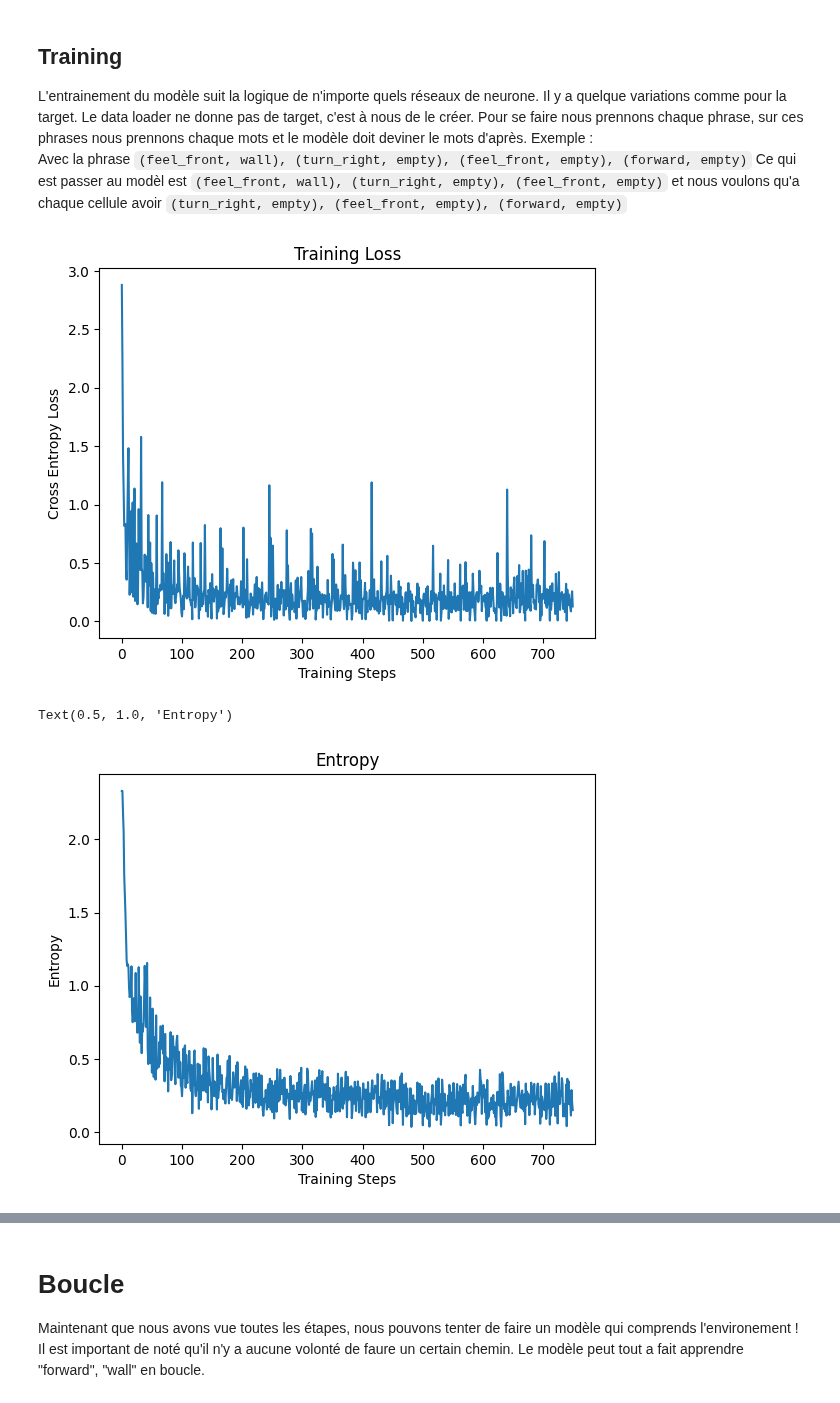
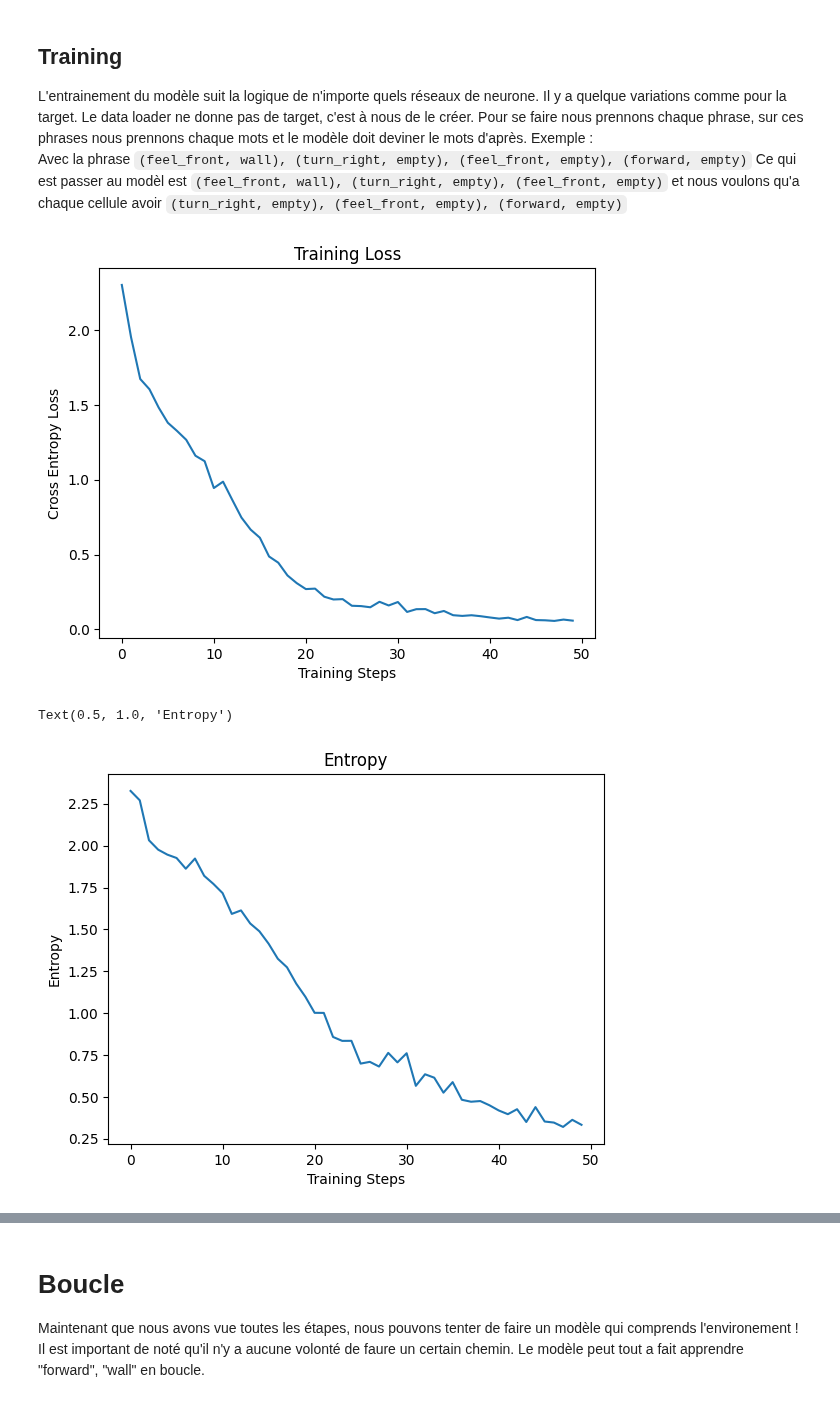
Before and after one commit to PEmarrel/Dpt_transformers, a Jupyter notebook: LSTMGen.ipynb, the cells around one changed output, grey strips where cells are left out. Drawn from its saved outputs; the diff is of its cells as text; code cells hidden in the pictures.

```diff
--- a/LSTMGen.ipynb
+++ b/LSTMGen.ipynb
@@ -122,7 +122,7 @@ input_tokens = torch.tensor(input_tokens).reshape(1, -1)
 print("\033[0;32m le tensor input : \033[0m")
 print(input_tokens)
 
-def generate_sentence(lstm_generator, input_tokens):
+def generate_sentence(lstm_generator, input_tokens, temp:int=1.0):
     lstm_generator.eval()
     log_tokens = []
     # Disable gradient calculation
@@ -272,0 +312,11 @@ Le data set
+# %%
+np.random.seed(1)
+
+while seq_token[-1] != tokenizer.encode(('forward', 'empty')):
+    action_random = np.random.choice(env_test.get_actions())
+    outcome_random = env_test.outcome(action_random)
+    seq_token.append(tokenizer.encode((action_random, outcome_random)))
+
+print(f"\033[0;32mLa séquence \033[0m")
+print(tokenizer.decode(seq_token))
+print(seq_token)
@@ -272,0 +330,8 @@ Le data set
+# %%
+data_set = create_data(seq_token, 10, tokenizer.encode("<pad>"), min = 1)
+print(f"\033[0;32mLe data set\033[0m")
+for i in data_set:
+    print(i)
+
+print(f"\033[0;32mLa séquence \033[0m")
+print(tokenizer.decode(seq_token))
@@ -299,11 +378,10 @@ class CustomDataSetTextGenByToken(Dataset):
         sentences = []
         for range_cut in range(self.min, self.context_lenght +1):
             for i in range(0, len(self.token) + 1 - range_cut, 1):
-                sentences.append(self.token[i:i + range_cut])
-                sentences[-1] = sentences[-1] + \
-                                [self.padding] * (self.context_lenght - len(sentences[-1]))
-        if len(sentences) == 0:
-            sentences = [self.token + [self.padding] * (self.context_lenght - len(self.token))]
+                sequence = self.token[i:i + range_cut]
+                if self.tokenizer.encode(('forward', 'empty')) in sequence:
+                    sentences.append(self.token[i:i + range_cut] + \
+                                    [self.padding] * (self.context_lenght - len(self.token[i:i + range_cut])))
 
         return sentences
 
@@ -323,11 +401,12 @@ class CustomDataSetTextGenByToken(Dataset):
         """
         return torch.tensor(self.data[idx])
 
+print(seq_token)
 data_set = CustomDataSetTextGenByToken(
     token=seq_token,
     id_pad=tokenizer.encode("<pad>"),
     context_lenght=10,
-    min=1)
+    min=10)
 print(f"\033[0;32mLe data set\033[0m")
 for i in data_set:
     print(i)
@@ -402,7 +468,7 @@ L'entrainement du modèle suit la logique de n'importe quels réseaux de neurone
 Avec la phrase `(feel_front, wall), (turn_right, empty), (feel_front, empty), (forward, empty)`
 Ce qui est passer au modèl est `(feel_front, wall), (turn_right, empty), (feel_front, empty)` et nous voulons qu'a chaque cellule avoir `(turn_right, empty), (feel_front, empty), (forward, empty)`
 # %%
-def train(lstm_generator, nb_epoch:int, optimizer, loss_fn, td:TokenDrop):
+def train(lstm_generator, nb_epoch:int, optimizer, loss_fn, td:TokenDrop|None):
     # Monitor training loss and entropy
     training_loss_logger = []
     entropy_logger = []
@@ -416,7 +482,10 @@ def train(lstm_generator, nb_epoch:int, optimizer, loss_fn, td:TokenDrop):
             bs = text.shape[0]
 
             # Randomly drop input tokens
-            input_text = td(text[:, 0:-1])
+            if td is not None:
+                input_text = td(text[:, 0:-1])
+            else:
+                input_text = text[:, 0:-1]
             output_text = text[:, 1:]
 
             # Or not drop tokens
@@ -435,33 +504,34 @@ def train(lstm_generator, nb_epoch:int, optimizer, loss_fn, td:TokenDrop):
 
             # Zero gradients, perform backward pass, and update weights
             optimizer.zero_grad()
             loss.backward()
             optimizer.step()
 
             # Log training loss
             training_loss_logger.append(loss.item())
 
             # Log entropy during training (for monitoring)
             with torch.no_grad():
                 dist = Categorical(logits=pred)
                 entropy_logger.append(dist.entropy().mean().item())
     return training_loss_logger, entropy_logger
 
 td = TokenDrop(prob=0.1, pad_token=tokenizer.encode("<pad>"), num_special=1)
+td = None
 training_loss_logger, entropy_logger = train(lstm_generator, 50, opti, loss_fct, td=td)
 # Display training loss and entropy
 plt.plot(training_loss_logger)
 plt.xlabel('Training Steps')
 plt.ylabel('Cross Entropy Loss')
 plt.title('Training Loss')
 plt.show()
 
 plt.plot(entropy_logger)
 plt.xlabel('Training Steps')
 plt.ylabel('Entropy')
 plt.title('Entropy')
 # plt.show()
 # %% [output]
-[figure, old version]
+[figure, new version]
 Text(0.5, 1.0, 'Entropy')
-[figure, old version]
+[figure, new version]
```
Also changed, not shown: parts of 20 cells of this notebook.
